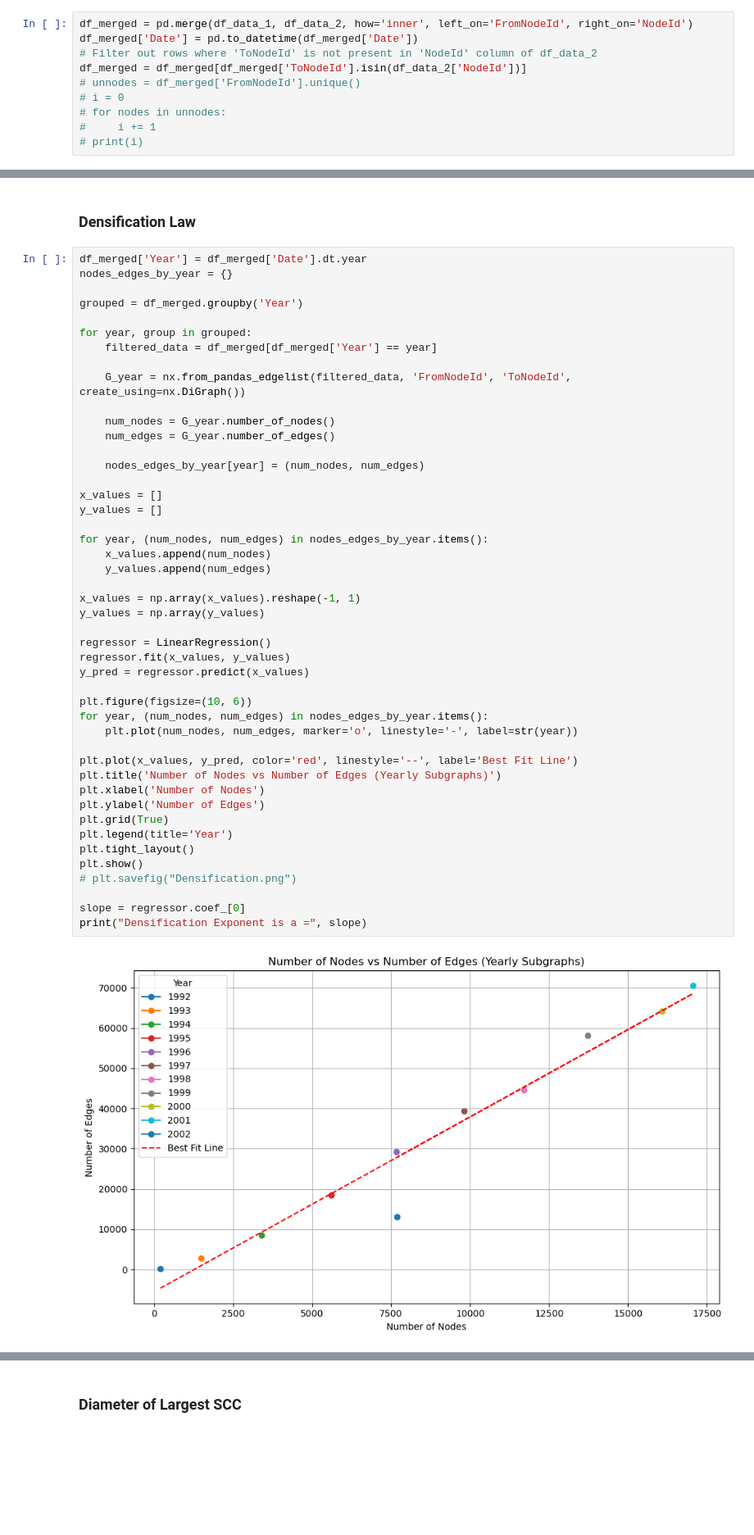
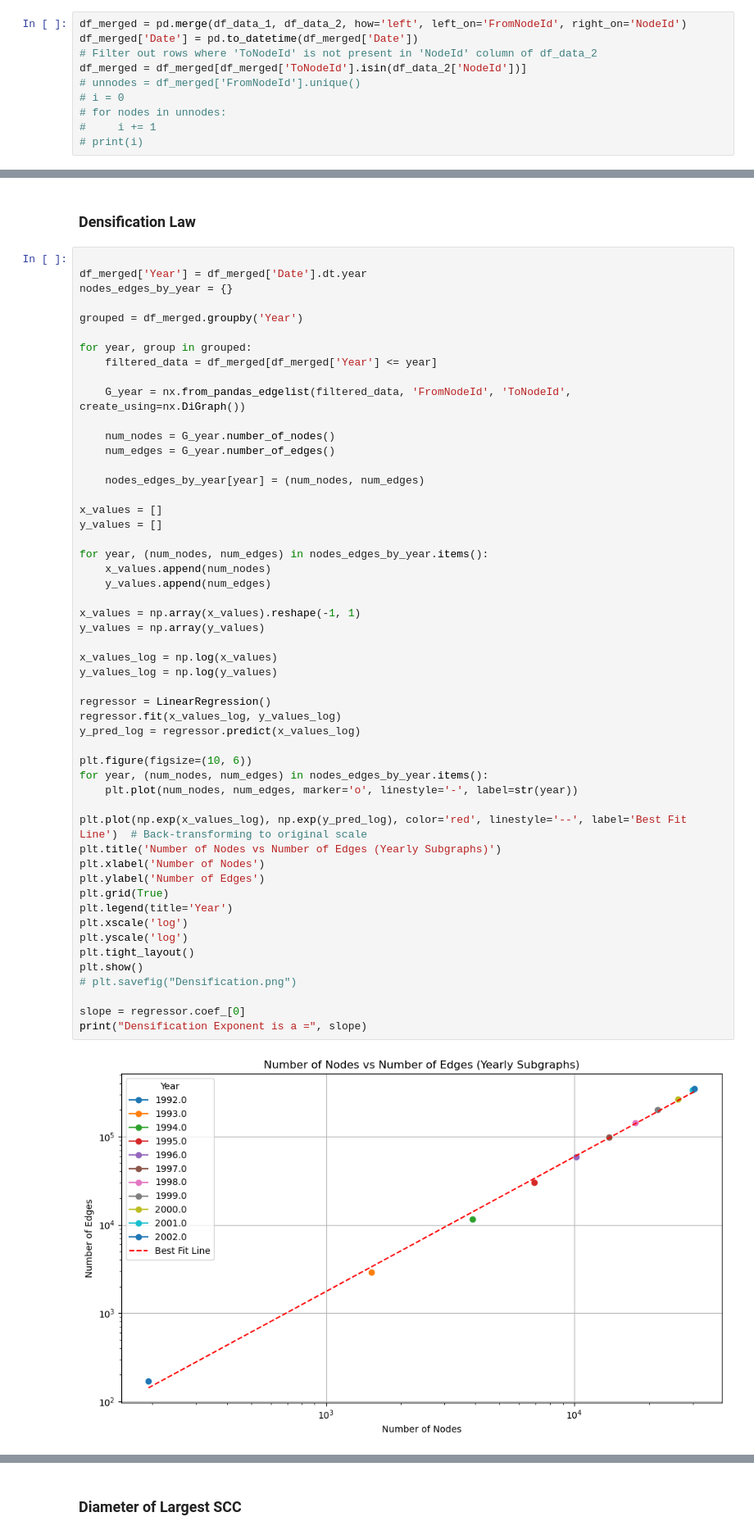
Before and after one commit to ChetaNMahipaL/Graph_Neural_Network, a Jupyter notebook: Task_1.ipynb, the cells around one changed output, grey strips where cells are left out. Shown at 82% size. Cells and saved outputs as stored; diff of their text form; blank space fills up the shorter version.

```diff
--- a/Task_1.ipynb
+++ b/Task_1.ipynb
@@ -31,7 +31,7 @@ df_data_2['NodeId'] = df_data_2['NodeId'].astype(int)
 # %% [markdown]
 ### **Merging Both DataSet**
 # %%
-df_merged = pd.merge(df_data_1, df_data_2, how='inner', left_on='FromNodeId', right_on='NodeId')
+df_merged = pd.merge(df_data_1, df_data_2, how='left', left_on='FromNodeId', right_on='NodeId')
 df_merged['Date'] = pd.to_datetime(df_merged['Date'])
 # Filter out rows where 'ToNodeId' is not present in 'NodeId' column of df_data_2
 df_merged = df_merged[df_merged['ToNodeId'].isin(df_data_2['NodeId'])]
@@ -263,13 +263,14 @@ plt.show()
 # %% [markdown]
 ### **Densification Law**
 # %%
+
 df_merged['Year'] = df_merged['Date'].dt.year
 nodes_edges_by_year = {}
 
 grouped = df_merged.groupby('Year')
 
 for year, group in grouped:
-    filtered_data = df_merged[df_merged['Year'] == year]
+    filtered_data = df_merged[df_merged['Year'] <= year]
 
     G_year = nx.from_pandas_edgelist(filtered_data, 'FromNodeId', 'ToNodeId', create_using=nx.DiGraph())
 
@@ -279,34 +280,39 @@ for year, group in grouped:
     nodes_edges_by_year[year] = (num_nodes, num_edges)
 
 x_values = []
 y_values = []
 
 for year, (num_nodes, num_edges) in nodes_edges_by_year.items():
     x_values.append(num_nodes)
     y_values.append(num_edges)
 
 x_values = np.array(x_values).reshape(-1, 1)
 y_values = np.array(y_values)
 
+x_values_log = np.log(x_values)
+y_values_log = np.log(y_values)
+
 regressor = LinearRegression()
-regressor.fit(x_values, y_values)
-y_pred = regressor.predict(x_values)
+regressor.fit(x_values_log, y_values_log)
+y_pred_log = regressor.predict(x_values_log)
 
 plt.figure(figsize=(10, 6))
 for year, (num_nodes, num_edges) in nodes_edges_by_year.items():
     plt.plot(num_nodes, num_edges, marker='o', linestyle='-', label=str(year))
 
-plt.plot(x_values, y_pred, color='red', linestyle='--', label='Best Fit Line')
+plt.plot(np.exp(x_values_log), np.exp(y_pred_log), color='red', linestyle='--', label='Best Fit Line')  # Back-transforming to original scale
 plt.title('Number of Nodes vs Number of Edges (Yearly Subgraphs)')
 plt.xlabel('Number of Nodes')
 plt.ylabel('Number of Edges')
 plt.grid(True)
 plt.legend(title='Year')
+plt.xscale('log')
+plt.yscale('log')
 plt.tight_layout()
 plt.show()
 # plt.savefig("Densification.png")
 
 slope = regressor.coef_[0]
 print("Densification Exponent is a =", slope)
 # %% [output]
-[figure, old version]
+[figure, new version]
```
Also changed, not shown: parts of 2 cells of this notebook, 3 other files.
